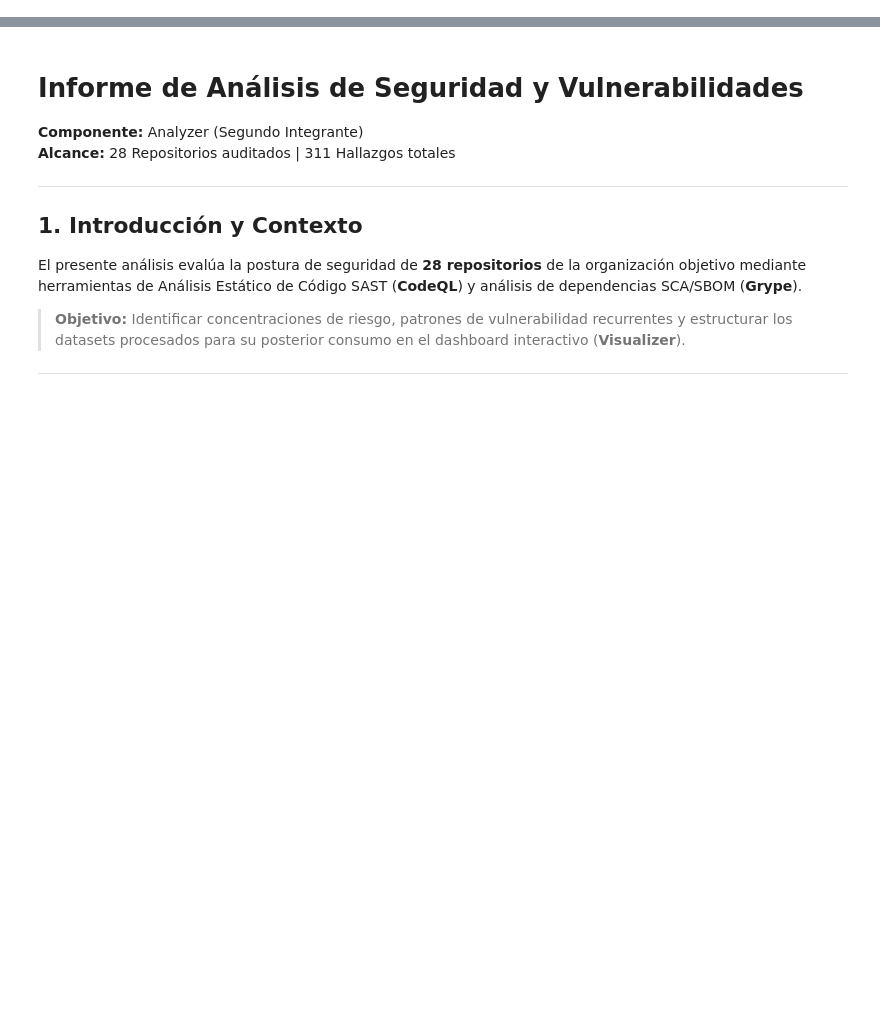
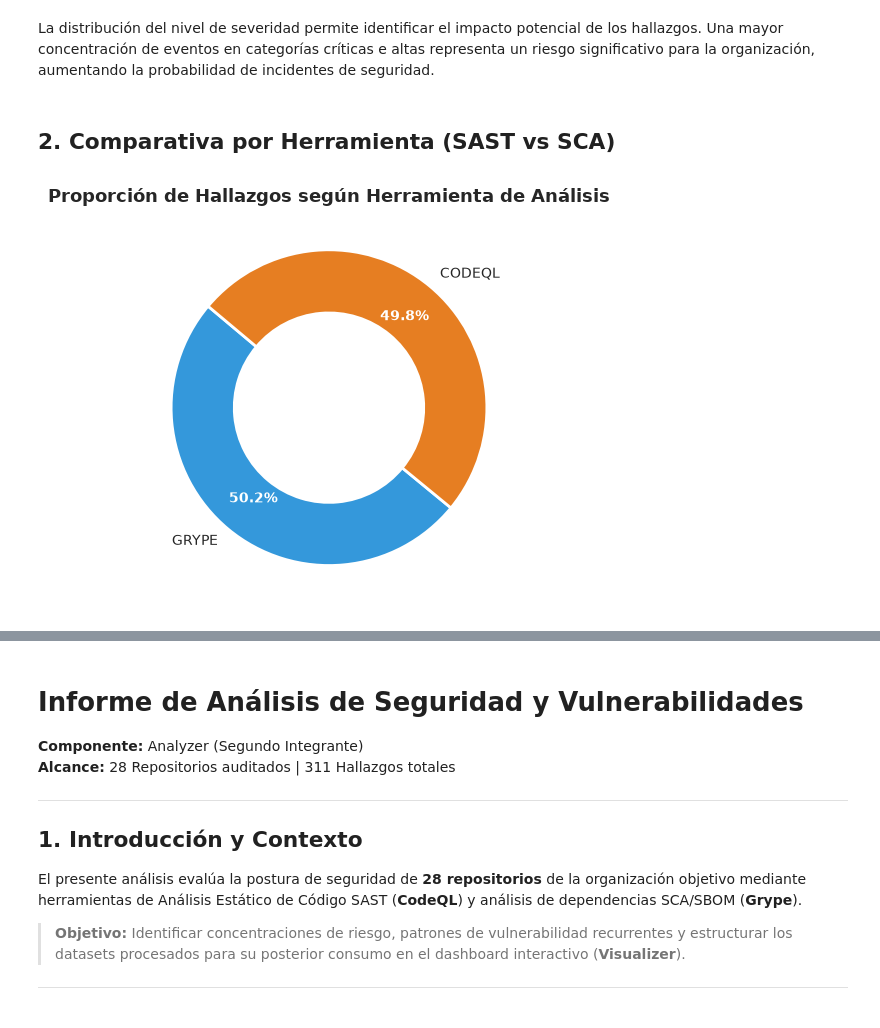
Before and after one commit to Fer-Vega-uni/Proyecto-analisis-cs, a Jupyter notebook: analyzer/analyzer.ipynb, the cells around one changed output, grey strips where cells are left out. Cells and saved outputs as stored; diff of their text form; code cells hidden in the pictures; blank space fills up the shorter version.

```diff
--- a/analyzer/analyzer.ipynb
+++ b/analyzer/analyzer.ipynb
@@ -260,0 +76,30 @@ grype            2    44      83   27
+# %% [markdown]
+La distribución del nivel de severidad permite identificar el impacto potencial de los hallazgos. Una mayor concentración de eventos en categorías críticas e altas representa un riesgo significativo para la organización, aumentando la probabilidad de incidentes de seguridad.
+# %% [markdown]
+## 2. Comparativa por Herramienta (SAST vs SCA)
+# %%
+tool_counts = findings_df['tool'].value_counts()
+
+# Exportar datos a JSON
+tool_summary = tool_counts.reset_index()
+tool_summary.columns = ['tool', 'count']
+tool_summary.to_json(TOOL_ANALYSIS_FOLDER / "tool_summary.json", orient='records', indent=4)
+
+# Graficar dona/pie
+fig, ax = plt.subplots(figsize=(6, 4.5))
+colors_tools = ['#3498db', '#e67e22'] if len(tool_counts) == 2 else sns.color_palette("Set2")
+wedges, texts, autotexts = ax.pie(
+    tool_counts,
+    labels=[t.upper() for t in tool_counts.index],
+    autopct='%1.1f%%',
+    startangle=140,
+    colors=colors_tools,
+    pctdistance=0.75,
+    wedgeprops=dict(width=0.4, edgecolor='white', linewidth=2)
+)
+plt.setp(autotexts, size=10, weight="bold", color="white")
+ax.set_title("Proporción de Hallazgos según Herramienta de Análisis", fontsize=13, fontweight='bold')
+plt.tight_layout()
+plt.show()
+# %% [output]
+[figure, added]
```
Also changed, not shown: parts of 9 cells of this notebook.
